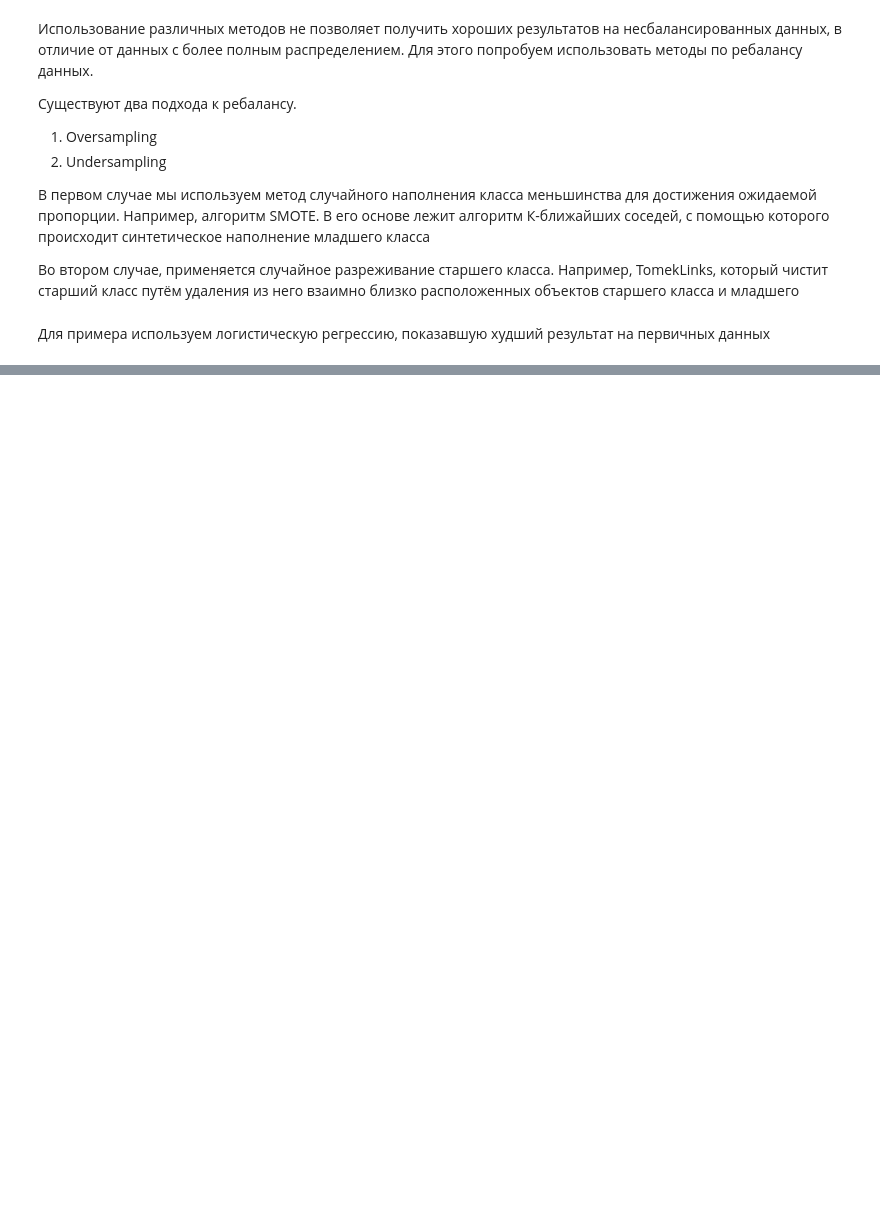
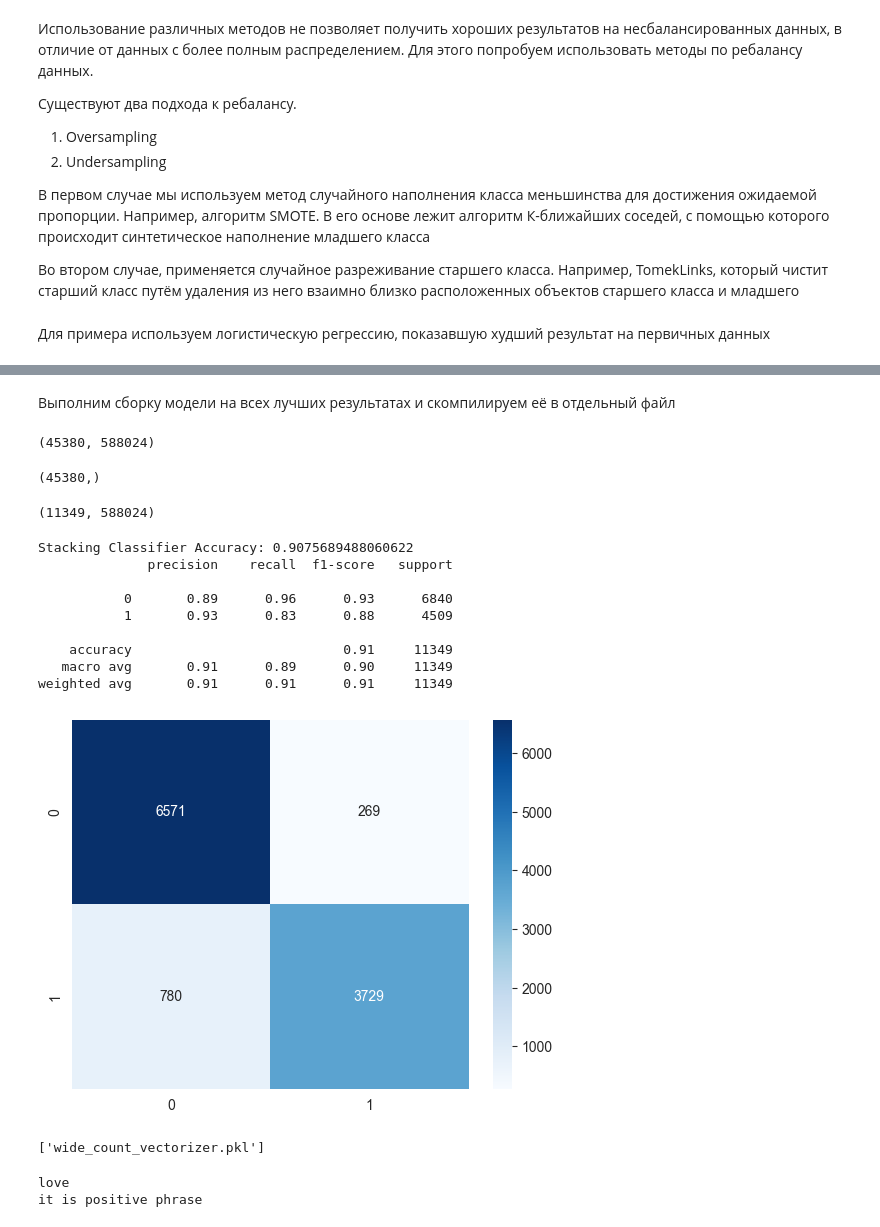
Before and after one commit to Iskander80/ML, a Jupyter notebook: home_task_2.ipynb, the cells around one changed output, grey strips where cells are left out. Cells and saved outputs as stored; diff of their text form; code cells hidden in the pictures; blank space fills up the shorter version.

```diff
--- a/home_task_2.ipynb
+++ b/home_task_2.ipynb
@@ -416,9 +429,9 @@ df_train.shape
 # %%
 x_wide_train, x_wide_test, y_wide_train, y_wide_test = train_test_split(df_wide['tweet'], df_wide['label'], test_size=0.2, shuffle=True)
 # %%
-count = CountVectorizer(ngram_range=(1, 4))
-x_wide_train_vectorizer = count.fit_transform(x_wide_train)
-x_wide_test_vectorizer = count.transform(x_wide_test)
+count_wide = CountVectorizer(ngram_range=(1, 4))
+x_wide_train_vectorizer = count_wide.fit_transform(x_wide_train)
+x_wide_test_vectorizer = count_wide.transform(x_wide_test)
 # %%
 x_wide_train_vectorizer.toarray()
 # %% [output]
@@ -670,0 +840,68 @@ weighted avg       0.95      0.95      0.95      6393
+# %% [markdown]
+Выполним сборку модели на всех лучших результатах и скомпилируем её в отдельный файл
+# %%
+augm_wide = TomekLinks(sampling_strategy='majority')
+x_train_wide_augm, y_train_wide_augm = augm.fit_resample(x_wide_train_vectorizer, y_wide_train)
+# %%
+x_train_wide_augm.shape
+# %% [output]
+(45380, 588024)
+# %%
+y_train_wide_augm.shape
+# %% [output]
+(45380,)
+# %%
+x_wide_test_vectorizer.shape
+# %% [output]
+(11349, 588024)
+# %%
+# Train a Stacking Classifier with Random Forest and XGBoost as base models and Logistic Regression as the final estimator
+stacking_model = StackingClassifier(
+    estimators=[
+        ("lr", LogisticRegression(class_weight = 'balanced')),
+        ("xgb", XGBClassifier())
+    ],
+    final_estimator=LogisticRegression()
+)
+
+# Train the stacking model
+stacking_model.fit(x_train_wide_augm, y_train_wide_augm)
+
+# Make predictions on the test set
+y_pred_stacking = stacking_model.predict(x_wide_test_vectorizer)
+
+# Print accuracy and classification report
+print("Stacking Classifier Accuracy:", accuracy_score(y_wide_test, y_pred_stacking))
+print(classification_report(y_wide_test, y_pred_stacking))
+
+# Plot confusion matrix as a heatmap
+sns.heatmap(confusion_matrix(y_wide_test, y_pred_stacking), annot=True, fmt="d", cmap="Blues")
+plt.show()
+# %% [output]
+Stacking Classifier Accuracy: 0.9075689488060622
+              precision    recall  f1-score   support
+
+           0       0.89      0.96      0.93      6840
+           1       0.93      0.83      0.88      4509
+
+    accuracy                           0.91     11349
+   macro avg       0.91      0.89      0.90     11349
+weighted avg       0.91      0.91      0.91     11349
+[figure, added]
+# %%
+import joblib
+
+# Save the trained SVM model and the vectorizer
+#joblib.dump(svm_model, "svm_model.pkl")
+joblib.dump(stacking_model, "stacking_model_wide.pkl")
+joblib.dump(count_wide, "wide_count_vectorizer.pkl")
+# %% [output]
+['wide_count_vectorizer.pkl']
+# %%
+import joblib
+vect = joblib.load('wide_count_vectorizer.pkl')
+stacking_model = joblib.load('stacking_model_wide.pkl')
+check_phrase(vect, "i love you", stacking_model)
+# %% [output]
+love
+it is positive phrase
```
Also changed, not shown: parts of 43 cells of this notebook, 2 other files.
